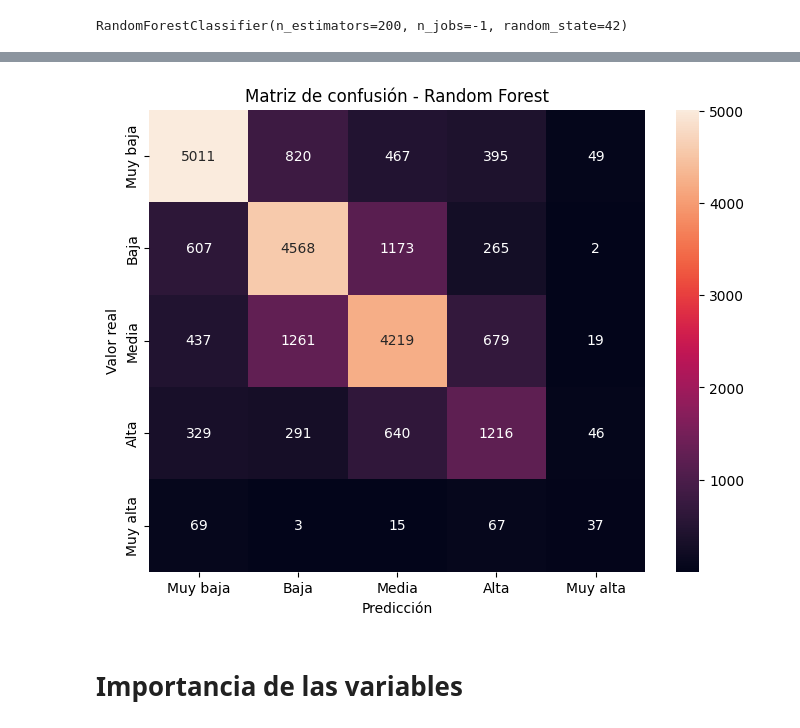
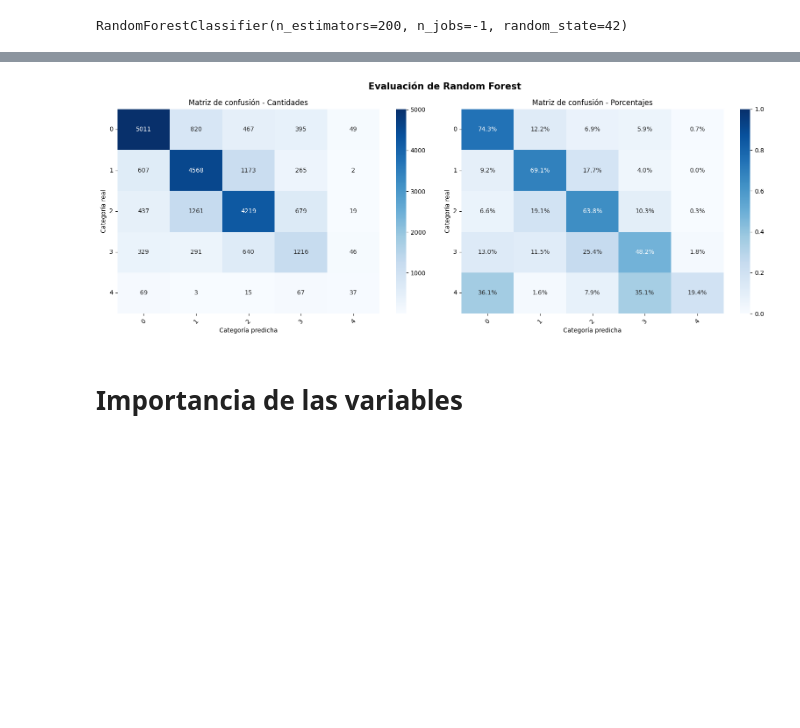
Before and after one commit to 0Trickster/Project-MLY-1, a Jupyter notebook: notebooks/modelos_supervisados/clasificación/08_Random_Forest.ipynb, the cells around one changed output, grey strips where cells are left out. Saved outputs shown, nothing was run; the diff lists cells and outputs as text; code cells hidden in the pictures; blank space fills up the shorter version.

Commit message:
refactor:update-supervised-models-structure

```diff
--- a/notebooks/modelos_supervisados/clasificación/08_Random_Forest.ipynb
+++ b/notebooks/modelos_supervisados/clasificación/08_Random_Forest.ipynb
@@ -153,36 +211,69 @@ Reporte de clasificación:
    macro avg       0.56      0.55      0.55     22685
 weighted avg       0.67      0.66      0.66     22685
 # %%
-cm = confusion_matrix(y_test, y_pred)
 
-plt.figure(figsize=(8, 6))
+# %%
+etiquetas = rf_model.classes_
+
+matriz = confusion_matrix(
+    y_test,
+    y_pred_rf,
+    labels=etiquetas
+)
+
+matriz_normalizada = confusion_matrix(
+    y_test,
+    y_pred_rf,
+    labels=etiquetas,
+    normalize="true"
+)
+
+fig, axes = plt.subplots(1, 2, figsize=(16, 6))
 
 sns.heatmap(
-    cm,
+    matriz,
     annot=True,
     fmt="d",
-    xticklabels=[
-        "Muy baja",
-        "Baja",
-        "Media",
-        "Alta",
-        "Muy alta"
-    ],
-    yticklabels=[
-        "Muy baja",
-        "Baja",
-        "Media",
-        "Alta",
-        "Muy alta"
-    ]
+    cmap="Blues",
+    xticklabels=etiquetas,
+    yticklabels=etiquetas,
+    ax=axes[0]
 )
 
-plt.title("Matriz de confusión - Random Forest")
-plt.xlabel("Predicción")
-plt.ylabel("Valor real")
+axes[0].set_title("Matriz de confusión - Cantidades")
+axes[0].set_xlabel("Categoría predicha")
+axes[0].set_ylabel("Categoría real")
+
+sns.heatmap(
+    matriz_normalizada,
+    annot=True,
+    fmt=".1%",
+    cmap="Blues",
+    vmin=0,
+    vmax=1,
+    xticklabels=etiquetas,
+    yticklabels=etiquetas,
+    ax=axes[1]
+)
+
+axes[1].set_title("Matriz de confusión - Porcentajes")
+axes[1].set_xlabel("Categoría predicha")
+axes[1].set_ylabel("Categoría real")
+
+for ax in axes:
+    ax.tick_params(axis="x", rotation=45)
+    ax.tick_params(axis="y", rotation=0)
+
+plt.suptitle(
+    "Evaluación de Random Forest",
+    fontsize=15,
+    fontweight="bold"
+)
+
+plt.tight_layout()
 plt.show()
 # %% [output]
-[figure, old version]
+[figure, new version]
 # %% [markdown]
 # Importancia de las variables
 # %%
```
Also changed, not shown: parts of 5 cells of this notebook, 2 other files.
